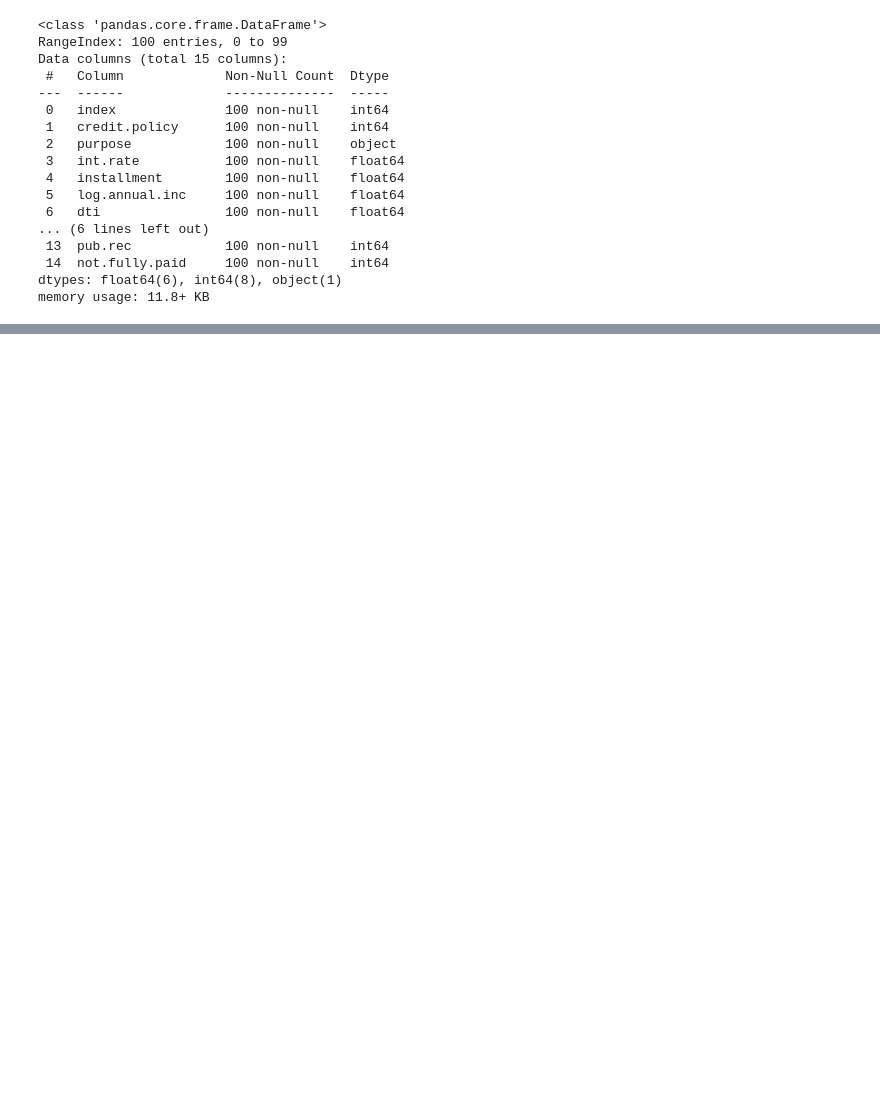
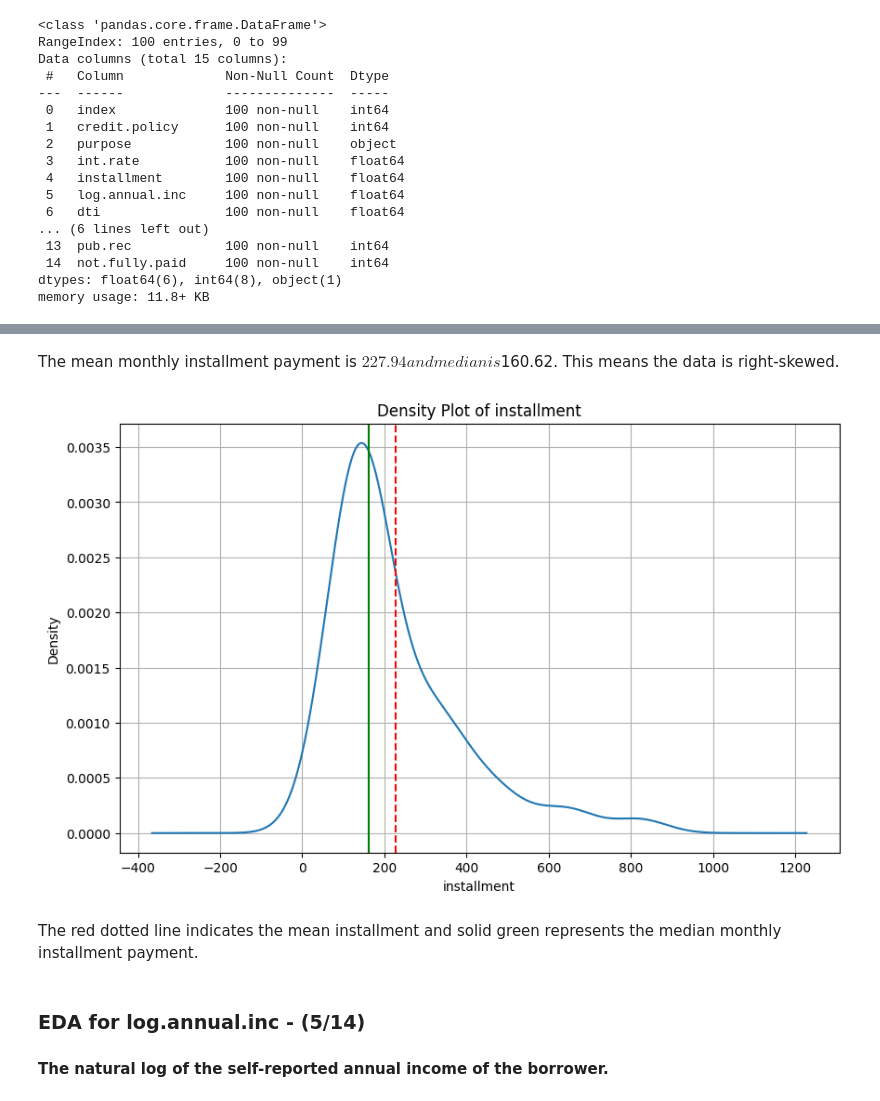
Before and after one commit to twobunnyrabbit/Python-Machine-Learning-by-Example-Fourth-Edition, a Jupyter notebook: ch2/naive_bayes_datacamp.ipynb, the cells around one changed output, grey strips where cells are left out. Saved outputs shown, nothing was run; the diff lists cells and outputs as text; code cells hidden in the pictures; blank space fills up the shorter version.

```diff
--- a/ch2/naive_bayes_datacamp.ipynb
+++ b/ch2/naive_bayes_datacamp.ipynb
@@ -280,0 +504,2 @@ df.describe()
+# %%
+col_name = print_eda_start(df, next_col())
@@ -280,0 +536,34 @@ df.describe()
+# %% [markdown]
+The mean monthly installment payment is $227.94 and median is $160.62. This means the data is right-skewed.
+# %%
+plot_density(df, col_name)
+# # Density plot of data.
+# mean_value = df[col_name].mean()
+# median_value = df[col_name].median()
+
+# plt.figure(figsize=(10, 6))
+# df[col_name].plot(kind='density', title=f'Density Plot of {col_name}')
+# plt.axvline(mean_value, color='r', linestyle='--', label=f'Mean: {mean_value:.2f}')
+# plt.axvline(median_value, color='g', linestyle='-', label=f'Median: {median_value:.2f}')
+# # Adding annotations
+# plt.annotate(f'Mean: {mean_value:.2f}', xy=(mean_value, 0), xytext=(mean_value*1.3, 0.05), arrowprops=dict(facecolor='red', shrink=0.05), color='red')
+# # plt.annotate(f'Median: {median_value:.2f}', xy=(median_value, 2.5), xytext=(median_value*1.3, 2.55), arrowprops=dict(facecolor='green', shrink=0.05), color='green')
+
+# # plt.annotate(f'Mean: {mean_value:.2f}', xy=(mean_value, 0), xytext=(mean_value + 0.5, 0.05),
+
+# #                 arrowprops=dict(facecolor='red', shrink=0.05), color='red')
+# # plt.annotate(f'Median: {median_value:.2f}', xy=(median_value, 0), xytext=(median_value - 0.5, 0.05),
+# #                 arrowprops=dict(facecolor='green', shrink=0.05), color='green')
+# plt.xlabel(col_name)
+# plt.ylabel('Density')
+# plt.grid(True)
+# plt.show()
+# %% [output]
+[figure, added]
+# %% [markdown]
+The red dotted line indicates the mean installment and solid green represents the median monthly installment payment.
+# %%
+col_name = print_eda_start(df, next_col())
+# %% [output]
+### EDA for **log.annual.inc** - (5/14)
+ #### The natural log of the self-reported annual income of the borrower.
```
Also changed, not shown: parts of 103 cells of this notebook.
